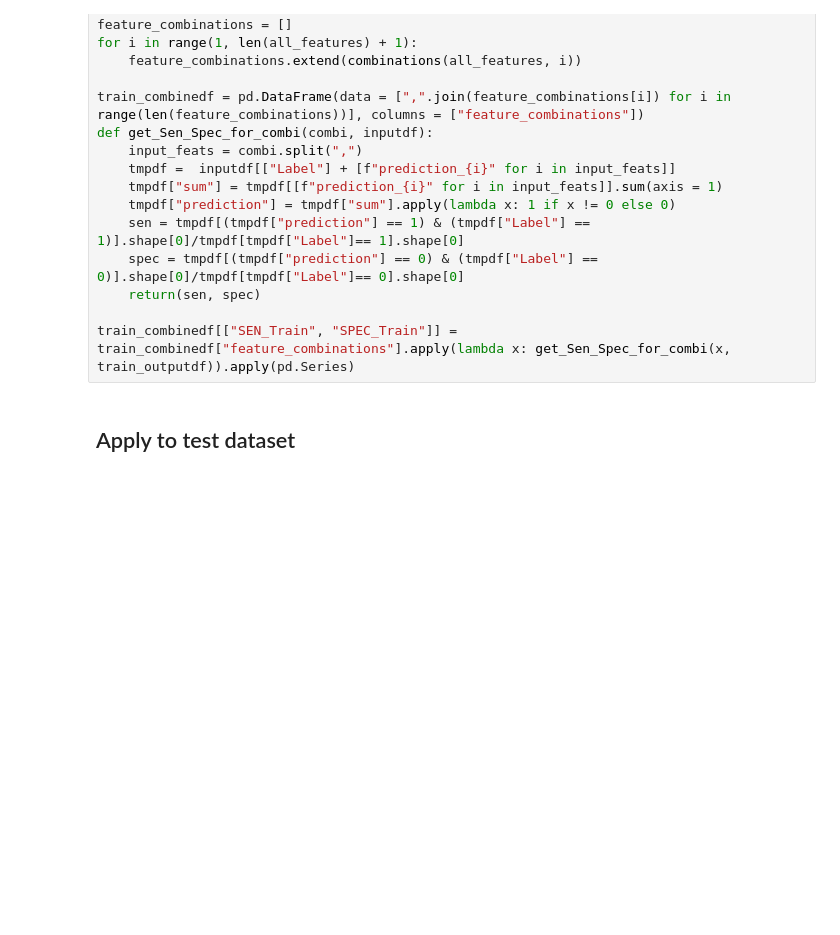
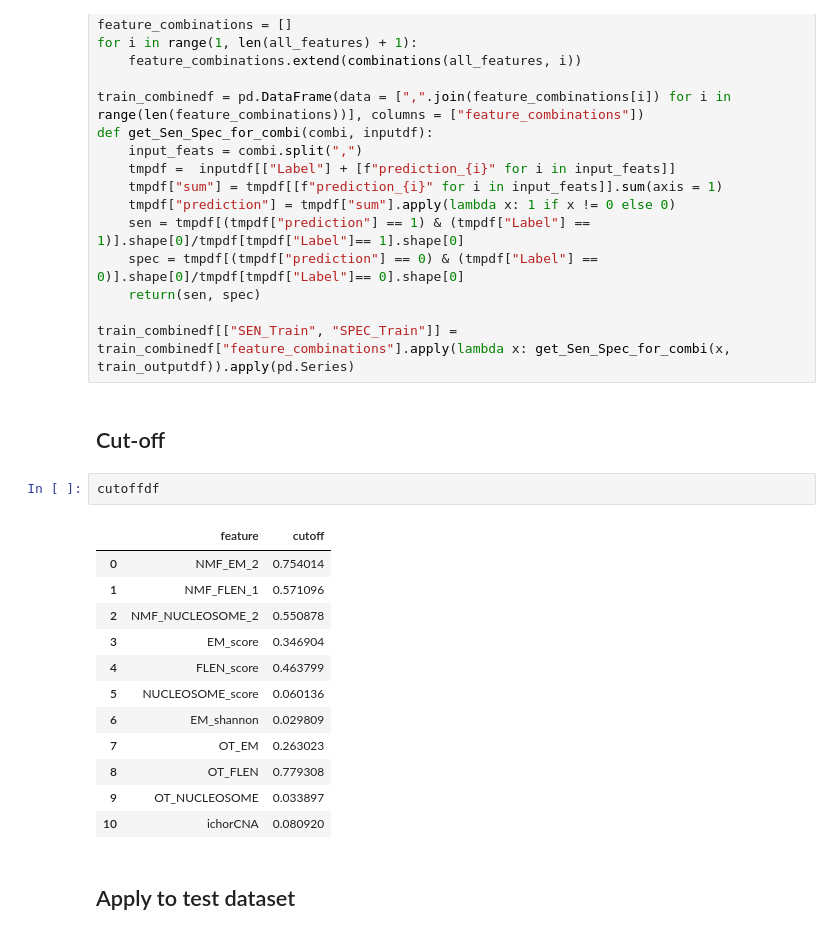
Before and after one commit to hieunguyen4193/gs-mrd, a Jupyter notebook: v0.2/01_generate_baseModels.ipynb, the cells around one changed output. Cells and saved outputs as stored; diff of their text form; blank space fills up the shorter version.

```diff
--- a/v0.2/01_generate_baseModels.ipynb
+++ b/v0.2/01_generate_baseModels.ipynb
@@ -276,6 +274,23 @@ def get_Sen_Spec_for_combi(combi, inputdf):
     return(sen, spec)
 
 train_combinedf[["SEN_Train", "SPEC_Train"]] = train_combinedf["feature_combinations"].apply(lambda x: get_Sen_Spec_for_combi(x, train_outputdf)).apply(pd.Series)
+# %% [markdown]
+## Cut-off
+# %%
+cutoffdf
+# %% [output]
+|  | feature | cutoff |
+| 0 | NMF_EM_2 | 0.754014 |
+| 1 | NMF_FLEN_1 | 0.571096 |
+| 2 | NMF_NUCLEOSOME_2 | 0.550878 |
+| 3 | EM_score | 0.346904 |
+| 4 | FLEN_score | 0.463799 |
+| 5 | NUCLEOSOME_score | 0.060136 |
+| 6 | EM_shannon | 0.029809 |
+| 7 | OT_EM | 0.263023 |
+| 8 | OT_FLEN | 0.779308 |
+| 9 | OT_NUCLEOSOME | 0.033897 |
+| 10 | ichorCNA | 0.080920 |
 # %% [markdown]
 ## Apply to test dataset
 # %%
```
Also changed, not shown: parts of 1 cell of this notebook.
